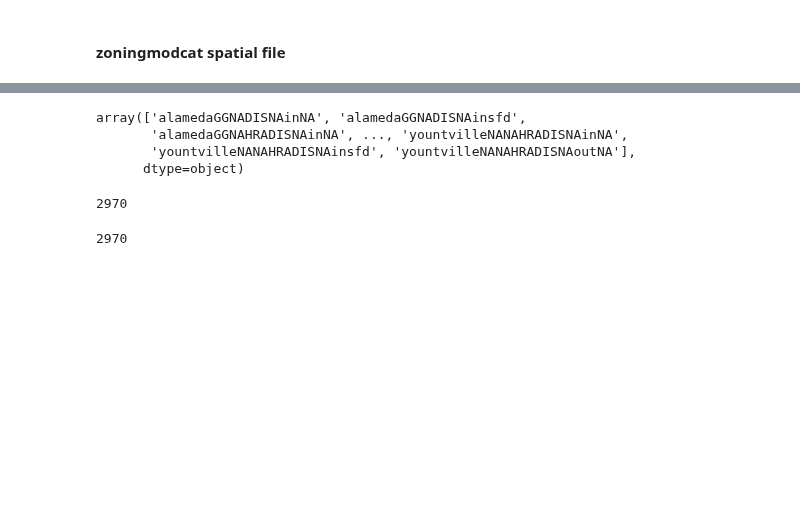
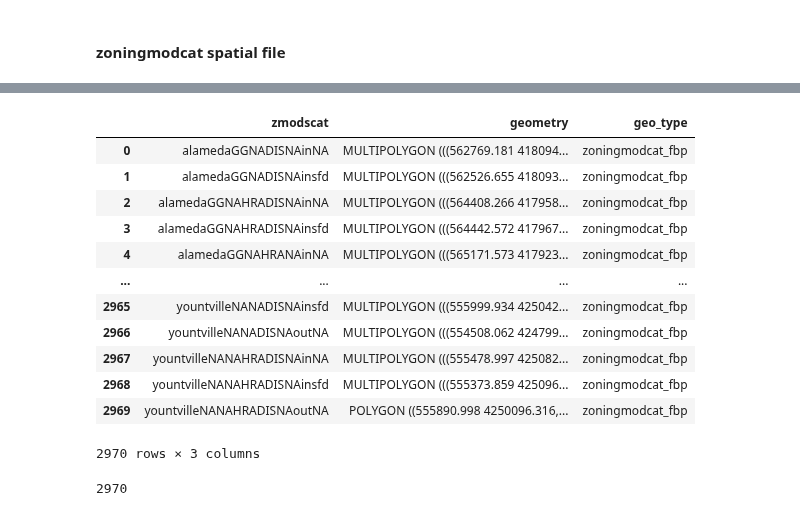
Before and after one commit to BayAreaMetro/petrale, a Jupyter notebook: scripts/scripts_for_baus_viz/BAUS_vis_onetime_data_prep.ipynb, the cells around one changed output, grey strips where cells are left out. Drawn from its saved outputs; the diff is of its cells as text; code cells hidden in the pictures; blank space fills up the shorter version.

```diff
--- a/scripts/scripts_for_baus_viz/BAUS_vis_onetime_data_prep.ipynb
+++ b/scripts/scripts_for_baus_viz/BAUS_vis_onetime_data_prep.ipynb
@@ -75,8 +73,19 @@ print(list(p10_geographies))
 p10_fbpzoningmodcat = p10_geographies[[
     'PARCEL_ID', 'geometry', 'juris', 'county_name', 'fbpzoningmodcat']]
 
+# dissolve based on 'fbpzoningmodcat'
 fbpzoningmodcat_gdf = p10_fbpzoningmodcat.dissolve(by='fbpzoningmodcat')
+fbpzoningmodcat_gdf = fbpzoningmodcat_gdf.reset_index()[['fbpzoningmodcat', 'geometry']]
 
-fbpzoningmodcat_gdf = fbpzoningmodcat_gdf.reset_index()[['fbpzoningmodcat', 'geometry']]
-fbpzoningmodcat_gdf.columns = ['fbpzmodscat', 'geometry']
+# make column names scenario agnostic
+if 'fbpzoningmodcat' in list(fbpzoningmodcat_gdf):
+    fbpzoningmodcat_gdf.rename(columns = {'fbpzoningmodcat': 'zmodscat'}, inplace=True)
+    fbpzoningmodcat_gdf['geo_type'] = 'zoningmodcat_fbp'
+
+# some stats
+print(fbpzoningmodcat_gdf.shape[0])
+print(fbpzoningmodcat_gdf.zmodscat.nunique())
+print(fbpzoningmodcat_gdf.zmodscat.unique())
+
+display(fbpzoningmodcat_gdf.head())
 # %% [output]
@@ -85,12 +105,20 @@ Wall time: 6min 51s
+# %%
+fbpzoningmodcat_gdf
+# %% [output]
+|  | zmodscat | geometry | geo_type |
+| 0 | alamedaGGNADISNAinNA | MULTIPOLYGON (((562769.181 418094... | zoningmodcat_fbp |
+| 1 | alamedaGGNADISNAinsfd | MULTIPOLYGON (((562526.655 418093... | zoningmodcat_fbp |
+| 2 | alamedaGGNAHRADISNAinNA | MULTIPOLYGON (((564408.266 417958... | zoningmodcat_fbp |
+| 3 | alamedaGGNAHRADISNAinsfd | MULTIPOLYGON (((564442.572 417967... | zoningmodcat_fbp |
+| 4 | alamedaGGNAHRANAinNA | MULTIPOLYGON (((565171.573 417923... | zoningmodcat_fbp |
+| ... | ... | ... | ... |
+| 2965 | yountvilleNANADISNAinsfd | MULTIPOLYGON (((555999.934 425042... | zoningmodcat_fbp |
+| 2966 | yountvilleNANADISNAoutNA | MULTIPOLYGON (((554508.062 424799... | zoningmodcat_fbp |
+| 2967 | yountvilleNANAHRADISNAinNA | MULTIPOLYGON (((555478.997 425082... | zoningmodcat_fbp |
+| 2968 | yountvilleNANAHRADISNAinsfd | MULTIPOLYGON (((555373.859 425096... | zoningmodcat_fbp |
+| 2969 | yountvilleNANAHRADISNAoutNA | POLYGON ((555890.998 4250096.316,... | zoningmodcat_fbp |
+2970 rows × 3 columns
 # %%
-fbpzoningmodcat_gdf.fbpzmodscat.unique()
+# write out
+fbpzoningmodcat_gdf.to_file(os.path.join(viz_spatial_dir, 'zoningmodcat_fbp.shp'))
-# %% [output]
-array(['alamedaGGNADISNAinNA', 'alamedaGGNADISNAinsfd',
-       'alamedaGGNAHRADISNAinNA', ..., 'yountvilleNANAHRADISNAinNA',
-       'yountvilleNANAHRADISNAinsfd', 'yountvilleNANAHRADISNAoutNA'],
-      dtype=object)
-# %%
-fbpzoningmodcat_gdf.shape[0]
-# %% [output]
-2970
 # %%
```
Also changed, not shown: parts of 23 cells of this notebook.
